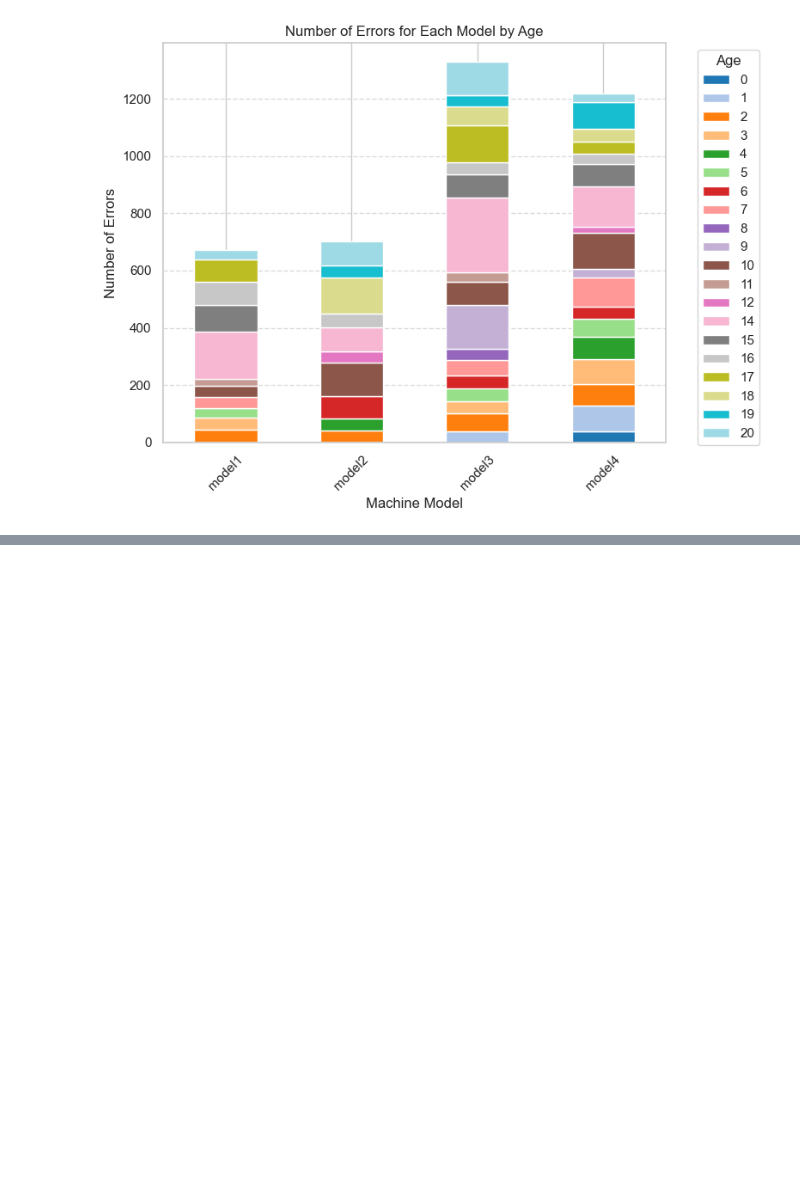
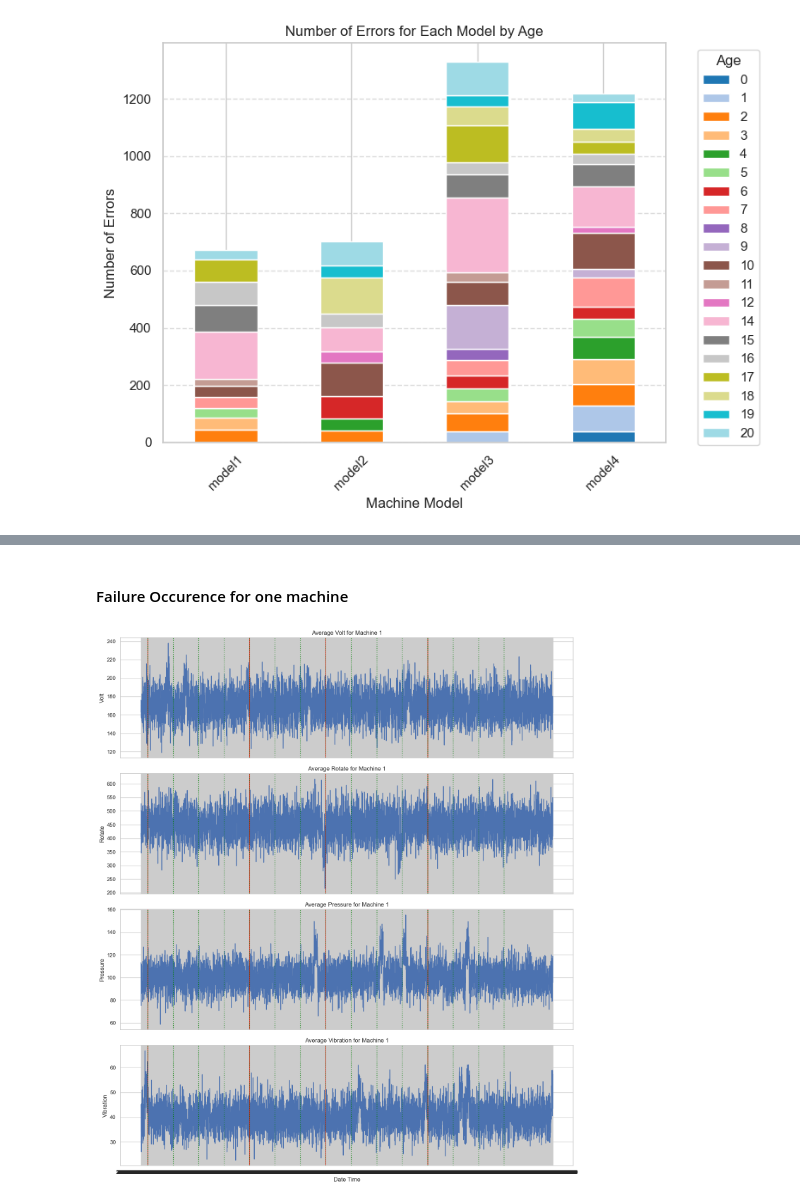
Before and after one commit to ainsleylaiuw/predictive-maintenance, a Jupyter notebook: exploratory.ipynb, the cells around one changed output, grey strips where cells are left out. Cells and saved outputs as stored; diff of their text form; code cells hidden in the pictures; blank space fills up the shorter version.

Commit message:
start feature engineering notebook

```diff
--- a/exploratory.ipynb
+++ b/exploratory.ipynb
@@ -223,0 +221,43 @@ plt.show()
+# %% [markdown]
+#### Failure Occurence for one machine
+# %%
+# Specify the machineID and time window
+machine_id = 1  # Replace with the specific machineID you are interested in
+start_date = '2015-01-01'
+end_date = '2015-09-01'
+
+# Filter telemetry data for the specific machineID and time window
+telemetry_filtered = telemetry_with_model[(telemetry_with_model['machineID'] == machine_id) &
+                                          (telemetry_with_model['datetime'] >= start_date) &
+                                          (telemetry_with_model['datetime'] <= end_date)]
+
+# Filter the events to include only those within the time window and for the specific machineID
+failures_filtered = failures_with_model[(failures_with_model['machineID'] == machine_id) &
+                                        (failures_with_model['datetime'] >= start_date) &
+                                        (failures_with_model['datetime'] <= end_date)]
+maint_filtered = maint_with_model[(maint_with_model['machineID'] == machine_id) &
+                                  (maint_with_model['datetime'] >= start_date) &
+                                  (maint_with_model['datetime'] <= end_date)]
+
+telemetry_features = ['volt', 'rotate', 'pressure', 'vibration']
+
+fig, axs = plt.subplots(len(telemetry_features), 1, figsize=(14, 16), sharex=True)
+
+for i, feature in enumerate(telemetry_features):
+    ax = axs[i]
+    sns.lineplot(data=telemetry_filtered, x='datetime', y=feature, ax=ax)
+    ax.set_title(f'Average {feature.capitalize()} for Machine {machine_id}')
+    ax.set_xlabel('Date Time')
+    ax.set_ylabel(f'{feature.capitalize()}')
+
+    # vertical lines for failures and maintenances
+    for failure_time in failures_filtered['datetime']:
+        ax.axvline(failure_time, color='red', linestyle='-', alpha=0.7)
+
+    for maint_time in maint_filtered['datetime']:
+        ax.axvline(maint_time, color='green', linestyle=':', alpha=0.7)
+
+plt.tight_layout()
+plt.show()
+# %% [output]
+[figure, added]
```
Also changed, not shown: parts of 8 cells of this notebook, 1 other file.
